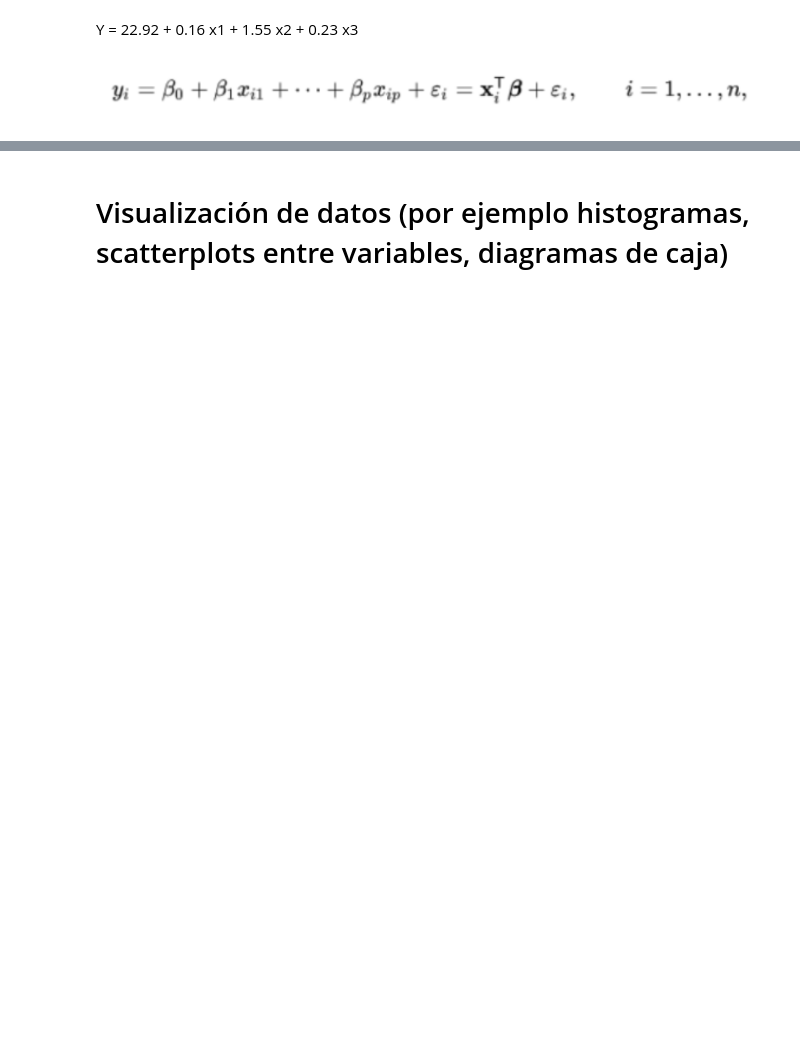
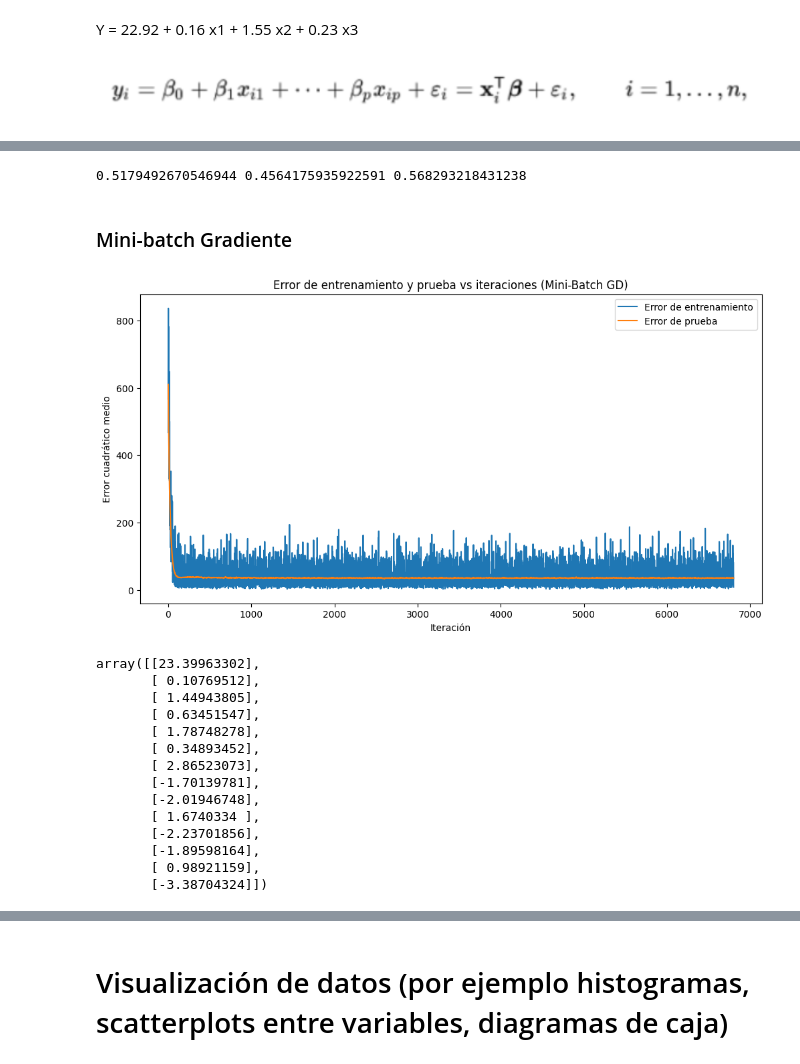
Before and after one commit to therokitoki/AA1-TUIA-Alsop-Hachen, a Jupyter notebook: tp.ipynb, the cells around one changed output, grey strips where cells are left out. Drawn from its saved outputs; the diff is of its cells as text; code cells hidden in the pictures; blank space fills up the shorter version.

```diff
--- a/tp.ipynb
+++ b/tp.ipynb
@@ -527,0 +577,80 @@ array([[19.72478611],
+# %%
+# Llamada a la función
+score1 = calcular_score(x_train_scaled,y_train, W_GD)
+score2 = calcular_score(x_test_scaled, y_test, W_GD)
+score3 = calcular_score(x_val_scaled,y_val, W_GD)
+
+print(score1, score2, score3)
+# %% [output]
+0.5179492670546944 0.4564175935922591 0.568293218431238
+# %% [markdown]
+### Mini-batch Gradiente
+# %%
+def mini_batch_gradient_descent(X_train, y_train, X_test, y_test, lr=0.01, epochs=100, batch_size=11):
+    n = X_train.shape[0]
+    m = X_train.shape[1]
+
+    X_train = np.hstack((np.ones((n, 1)), X_train))
+    X_test = np.hstack((np.ones((X_test.shape[0], 1)), X_test))
+
+    W = np.random.randn(m + 1).reshape(-1, 1)
+
+    train_errors = []
+    test_errors = []
+
+    for i in range(epochs):
+
+        # Permutación aleatoria de los datos
+        permutation = np.random.permutation(n)
+        X_train = X_train[permutation]
+        y_train = y_train[permutation]
+
+
+        for j in range(0, n, batch_size):
+            # Obtener un lote (mini-batch) de datos
+            x_batch = X_train[j:j+batch_size, :]
+            y_batch = y_train[j:j+batch_size].reshape(-1, 1)
+
+            prediction = np.matmul(x_batch, W)
+            error = y_batch - prediction
+            train_mse = np.mean(error ** 2)
+            train_errors.append(train_mse)
+
+            gradient = -2 * np.matmul(x_batch.T, error) / batch_size
+
+            W = W - (lr * gradient)
+
+            prediction_test = np.matmul(X_test, W)
+            error_test = y_test - prediction_test
+            test_mse = np.mean(error_test ** 2)
+            test_errors.append(test_mse)
+
+    plt.figure(figsize=(12, 6))
+    plt.plot(train_errors, label='Error de entrenamiento')
+    plt.plot(test_errors, label='Error de prueba')
+    plt.xlabel('Iteración')
+    plt.ylabel('Error cuadrático medio')
+    plt.legend()
+    plt.title('Error de entrenamiento y prueba vs iteraciones (Mini-Batch GD)')
+    plt.show()
+
+    return W
+
+W_MBG = mini_batch_gradient_descent(x_train_scaled, y_train, x_test_scaled, y_test, epochs=200)
+W_MBG
+# %% [output]
+[figure, added]
+array([[23.39963302],
+       [ 0.10769512],
+       [ 1.44943805],
+       [ 0.63451547],
+       [ 1.78748278],
+       [ 0.34893452],
+       [ 2.86523073],
+       [-1.70139781],
+       [-2.01946748],
+       [ 1.6740334 ],
+       [-2.23701856],
+       [-1.89598164],
+       [ 0.98921159],
+       [-3.38704324]])
```
Also changed, not shown: parts of 23 cells of this notebook.
